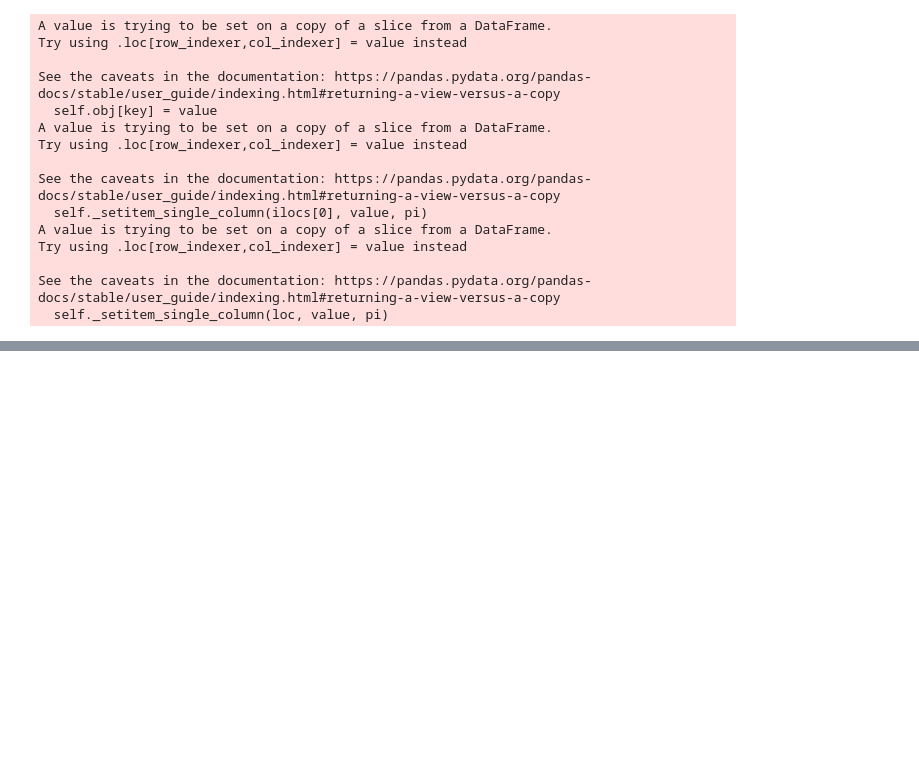
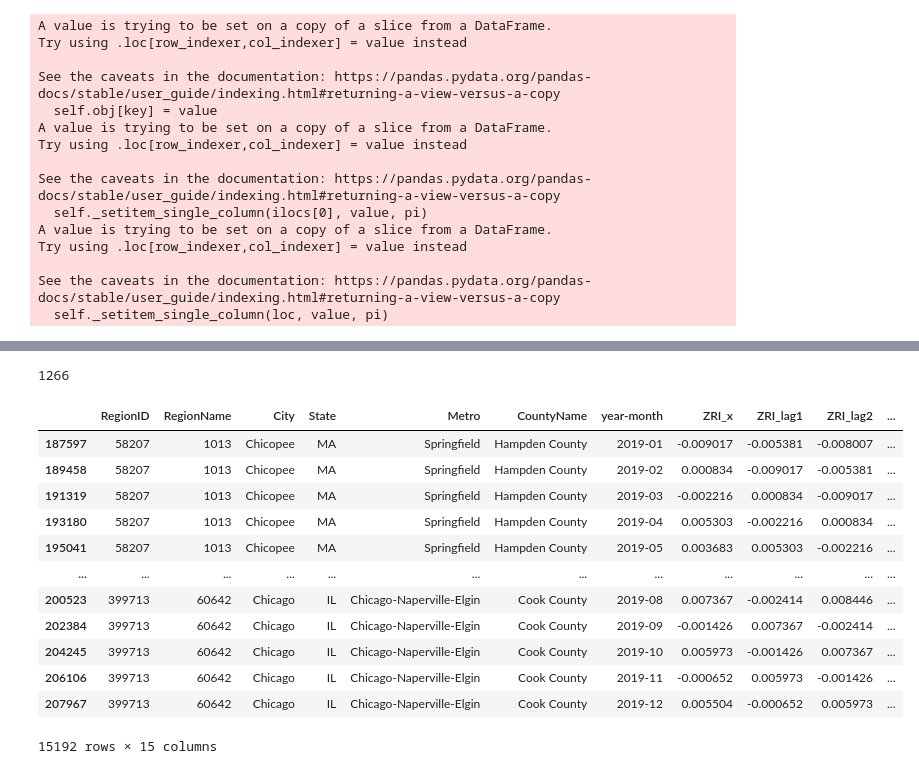
Before and after one commit to Kneck12/zillow-price-index-pred, a Jupyter notebook: Moritz/02_Tree_model_delta_approach.ipynb, the cells around one changed output, grey strips where cells are left out. Saved outputs shown, nothing was run; the diff lists cells and outputs as text; code cells hidden in the pictures; blank space fills up the shorter version.

```diff
--- a/Moritz/02_Tree_model_delta_approach.ipynb
+++ b/Moritz/02_Tree_model_delta_approach.ipynb
@@ -91,7 +78,7 @@ Try using .loc[row_indexer,col_indexer] = value instead
 See the caveats in the documentation: https://pandas.pydata.org/pandas-docs/stable/user_guide/indexing.html#returning-a-view-versus-a-copy
   self._setitem_single_column(loc, value, pi)
 # %%
-train, test=zri3[(zri3['year-month']<='2018-12') & (zri3['year-month']>='2014-01')], zri3[(zri3['year-month']>'2018-12') & (zri3['year-month']<='2019-12')]
+train, test=zri3[(zri3['year-month']<='2018-12') & (zri3['year-month']>'2014-05')], zri3[(zri3['year-month']>'2018-12') & (zri3['year-month']<='2019-12')]
 
 train=train.drop('year-month',axis=1)
 
@@ -99,8 +86,10 @@ Y_train, Y_test=train['ZRI'], test[['ZRI']]
 X_train, X_test=train.drop('ZRI',axis=1), test.drop('ZRI',axis=1)
 # %%
 labelencoder = LabelEncoder()
+
 X_train['CountyNameEnc'] = labelencoder.fit_transform(X_train['CountyName'])
-X_train=X_train.drop(['CountyName','RegionID','RegionName','City','State','Metro'],axis=1)
+
+X_train=X_train.drop(['CountyName','RegionName','City','State','Metro'],axis=1)
 # %%
 cat=CatBoostRegressor()
 # %%
@@ -139,8 +128,10 @@ for month in list(X_test['year-month'].drop_duplicates()):
 
     #run prediction for one month
     X_test2=X_test2[X_test2['year-month']==month]
+
     X_test2['CountyNameEnc'] = labelencoder.transform(X_test2['CountyName'])
-    X_test2=X_test2.drop(['CountyName','RegionID','RegionName','City','State','Metro','year-month'],axis=1)
+
+    X_test2=X_test2.drop(['CountyName','RegionName','City','State','Metro','year-month'],axis=1)
     val=cat.predict(X_test2)
 
     #define nextmonth
@@ -153,6 +144,9 @@ for month in list(X_test['year-month'].drop_duplicates()):
         predictor_table=laggenerator(1, 'ZRI',predictor_table)
         predictor_table=laggenerator(2, 'ZRI',predictor_table)
         predictor_table=laggenerator(3, 'ZRI',predictor_table)
+        predictor_table=laggenerator(4, 'ZRI',predictor_table)
+        predictor_table=laggenerator(5, 'ZRI',predictor_table)
+        predictor_table=laggenerator(6, 'ZRI',predictor_table)
 
         X_test=predictor_table[predictor_table['year-month']>'2018-12']
 # %%
@@ -166,0 +180,2 @@ Y_test
+# %%
+merged=X_test.merge(Y_test, left_index=True, right_index=True)
@@ -167,3 +188,23 @@ Y_test
+# %%
+len(merged['RegionID'].drop_duplicates())
+# %% [output]
+1266
+# %%
+merged
+# %% [output]
+|  | RegionID | RegionName | City | State | Metro | CountyName | year-month | ZRI_x | ZRI_lag1 | ZRI_lag2 | ... |
+| 187597 | 58207 | 1013 | Chicopee | MA | Springfield | Hampden County | 2019-01 | -0.009017 | -0.005381 | -0.008007 | ... |
+| 189458 | 58207 | 1013 | Chicopee | MA | Springfield | Hampden County | 2019-02 | 0.000834 | -0.009017 | -0.005381 | ... |
+| 191319 | 58207 | 1013 | Chicopee | MA | Springfield | Hampden County | 2019-03 | -0.002216 | 0.000834 | -0.009017 | ... |
+| 193180 | 58207 | 1013 | Chicopee | MA | Springfield | Hampden County | 2019-04 | 0.005303 | -0.002216 | 0.000834 | ... |
+| 195041 | 58207 | 1013 | Chicopee | MA | Springfield | Hampden County | 2019-05 | 0.003683 | 0.005303 | -0.002216 | ... |
+| ... | ... | ... | ... | ... | ... | ... | ... | ... | ... | ... | ... |
+| 200523 | 399713 | 60642 | Chicago | IL | Chicago-Naperville-Elgin | Cook County | 2019-08 | 0.007367 | -0.002414 | 0.008446 | ... |
+| 202384 | 399713 | 60642 | Chicago | IL | Chicago-Naperville-Elgin | Cook County | 2019-09 | -0.001426 | 0.007367 | -0.002414 | ... |
+| 204245 | 399713 | 60642 | Chicago | IL | Chicago-Naperville-Elgin | Cook County | 2019-10 | 0.005973 | -0.001426 | 0.007367 | ... |
+| 206106 | 399713 | 60642 | Chicago | IL | Chicago-Naperville-Elgin | Cook County | 2019-11 | -0.000652 | 0.005973 | -0.001426 | ... |
+| 207967 | 399713 | 60642 | Chicago | IL | Chicago-Naperville-Elgin | Cook County | 2019-12 | 0.005504 | -0.000652 | 0.005973 | ... |
+15192 rows × 15 columns
 # %%
 #enc = OneHotEncoder(handle_unknown='ignore')
 
```
Also changed, not shown: parts of 15 cells of this notebook, 6 other files.
